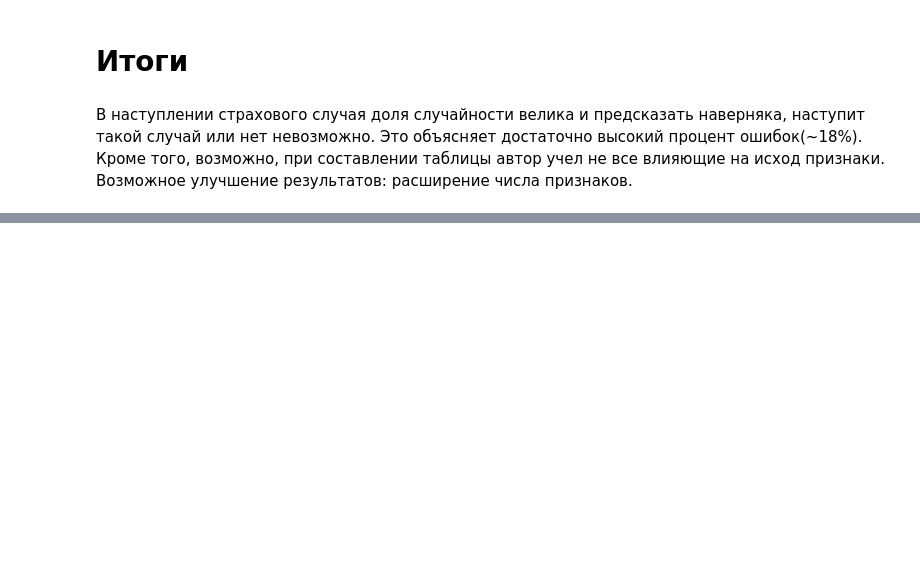
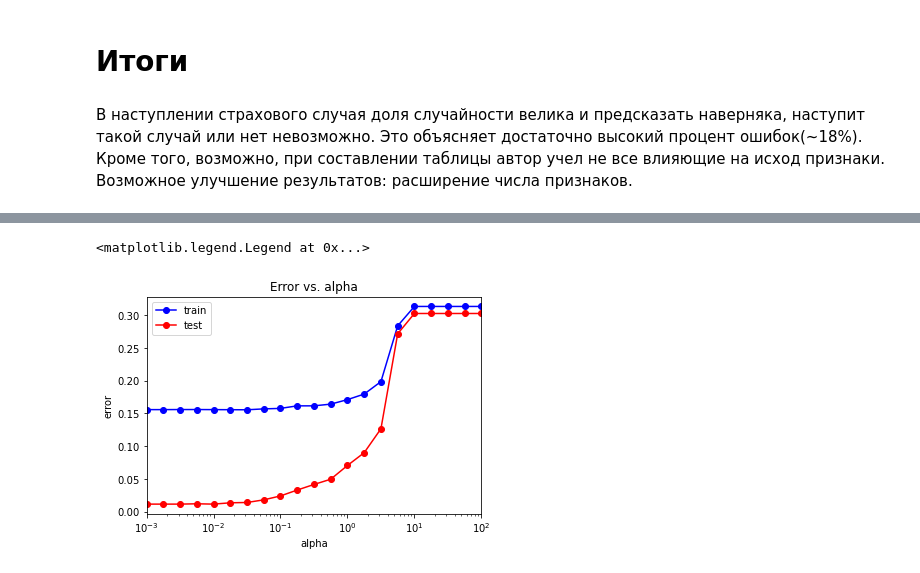
Before and after one commit to Iliamish/UNN_ML, a Jupyter notebook: Task1ML.ipynb, the cells around one changed output, grey strips where cells are left out. Saved outputs shown, nothing was run; the diff lists cells and outputs as text; code cells hidden in the pictures; blank space fills up the shorter version.

```diff
--- a/Task1ML.ipynb
+++ b/Task1ML.ipynb
@@ -347,0 +364,3 @@ np.mean(Y_strat_test_set != Y_test_predict)
+# %%
+%%time
+mlp_model.fit(X_strat_train_set, Y_strat_train_set)
@@ -347,0 +409,3 @@ np.mean(Y_strat_test_set != Y_test_predict)
+# %%
+%%time
+mlp_model.fit(X_strat_train_set, Y_strat_train_set)
@@ -347,0 +432,3 @@ np.mean(Y_strat_test_set != Y_test_predict)
+# %%
+Y_strat_test_set = mlp_model.predict(X_strat_test_set)
+confusion_matrix(Y_strat_test_set, Y_test_predict)
@@ -347,0 +499,28 @@ np.mean(Y_strat_test_set != Y_test_predict)
+# %%
+from sklearn.metrics import accuracy_score
+from tqdm.notebook import tqdm
+
+alpha_arr = np.logspace(-3, 2, 21)
+test_err = []
+train_err = []
+train_acc = []
+test_acc = []
+
+for alpha in tqdm(alpha_arr):
+    mlp_model = MLPClassifier(alpha=alpha,
+                            hidden_layer_sizes = (50,),
+                          solver = 'adam',
+                          activation = 'logistic',
+                          max_iter=2000,
+                          random_state = 42,
+                          verbose=1,
+                          tol=1e-3)
+    mlp_model.fit(X_strat_train_set, Y_strat_train_set)
+
+    y_train_pred = mlp_model.predict(X_strat_train_set)
+    y_test_pred = mlp_model.predict(X_strat_test_set)
+
+    train_err.append(np.mean(Y_strat_train_set != y_train_pred))
+    test_err.append(np.mean(Y_strat_test_set != y_test_pred))
+    train_acc.append(accuracy_score(Y_strat_train_set, y_train_pred))
+    test_acc.append(accuracy_score(Y_strat_test_set, y_test_pred))
@@ -347,0 +545,11 @@ np.mean(Y_strat_test_set != Y_test_predict)
+# %%
+plt.semilogx(alpha_arr, train_err, 'b-o', label = 'train')
+plt.semilogx(alpha_arr, test_err, 'r-o', label = 'test')
+plt.xlim([np.min(alpha_arr), np.max(alpha_arr)])
+plt.title('Error vs. alpha')
+plt.xlabel('alpha')
+plt.ylabel('error')
+plt.legend()
+# %% [output]
+<matplotlib.legend.Legend at 0x...>
+[figure, added]
```
Also changed, not shown: parts of 34 cells of this notebook.
